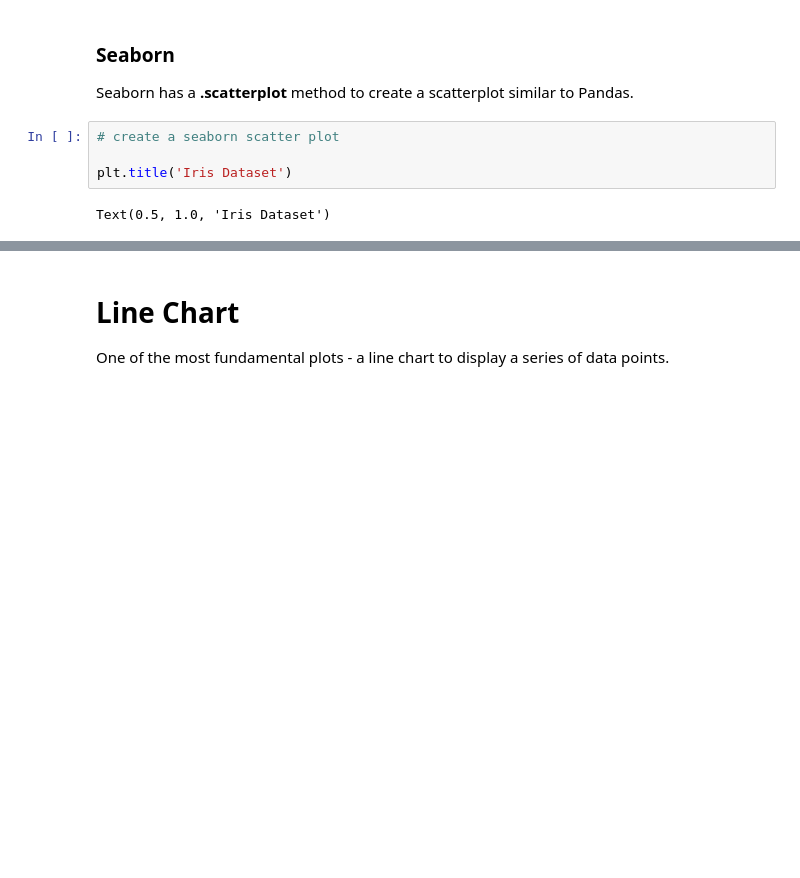
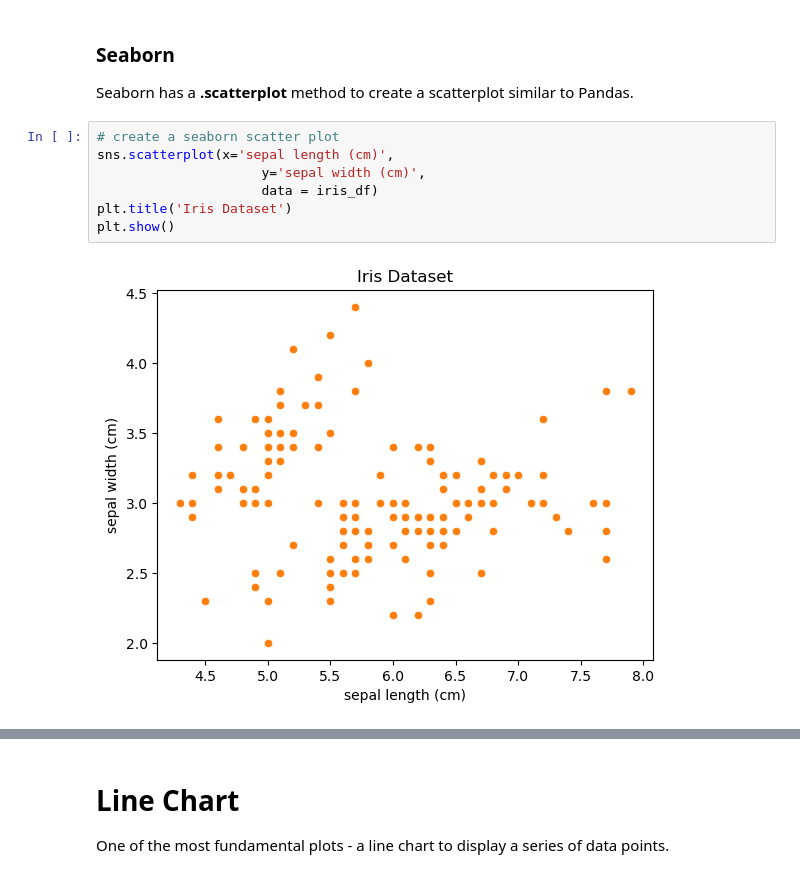
Before and after one commit to TLuter-252/data_viz_python_tutorial, a Jupyter notebook: Data_Viz_Tutorial.ipynb, the cells around one changed output, grey strips where cells are left out. Cells and saved outputs as stored; diff of their text form; blank space fills up the shorter version.

```diff
--- a/Data_Viz_Tutorial.ipynb
+++ b/Data_Viz_Tutorial.ipynb
@@ -185,10 +192,13 @@ iris_df.plot.scatter(x='sepal length (cm)',
 Seaborn has a **.scatterplot** method to create a scatterplot similar to Pandas.
 # %%
 # create a seaborn scatter plot
-
+sns.scatterplot(x='sepal length (cm)',
+                     y='sepal width (cm)',
+                     data = iris_df)
 plt.title('Iris Dataset')
+plt.show()
 # %% [output]
-Text(0.5, 1.0, 'Iris Dataset')
+[figure, added]
 # %%
 # add style to scatterplot by coloring by class
 sns.scatterplot(x='sepal length (cm)',
```
Also changed, not shown: parts of 21 cells of this notebook, 1 other file.
